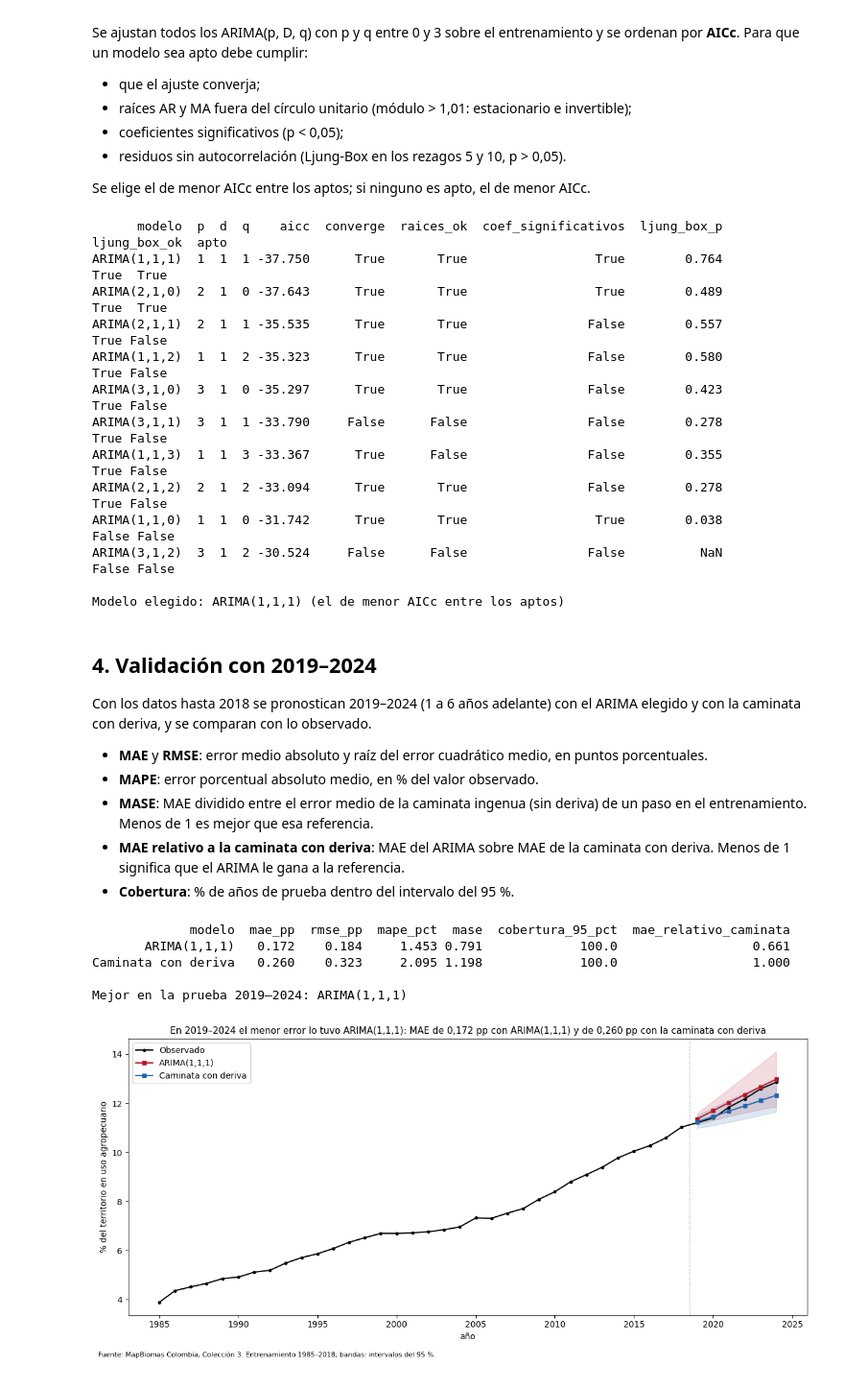
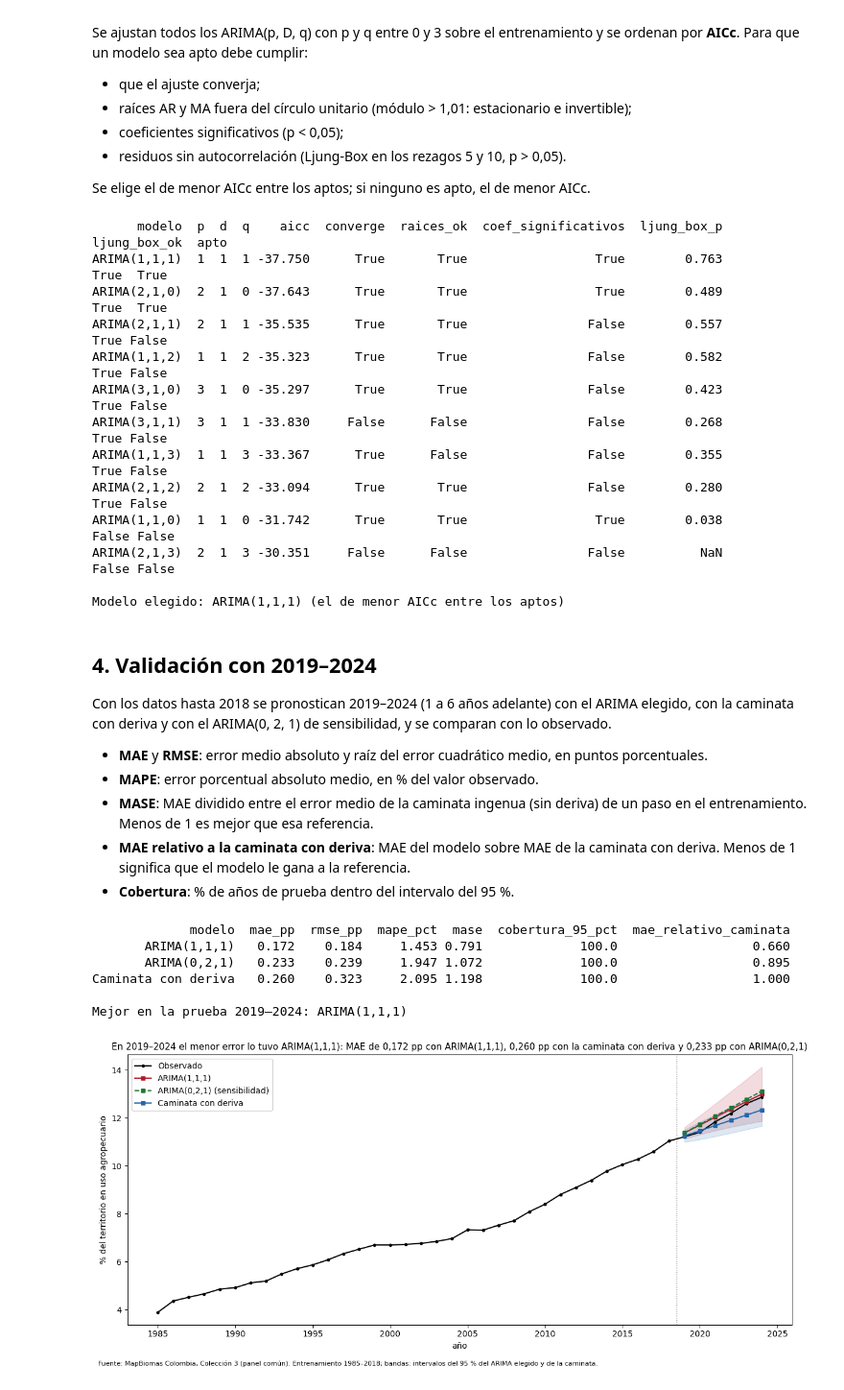
Before and after one commit to DanielFelipeRuizBermudez/Proyecto-ALTILLANURA, a Jupyter notebook: notebooks/30_expansion/32_expansion_arima.ipynb, the cells around one changed output. Shown at 96% size. Drawn from its saved outputs; the diff is of its cells as text; code cells hidden in the pictures.

```diff
--- a/notebooks/30_expansion/32_expansion_arima.ipynb
+++ b/notebooks/30_expansion/32_expansion_arima.ipynb
@@ -85,21 +88,11 @@ El % agropecuario regional de cada año es el área de la "Zona agrícola y gana
 - **Entrenamiento:** 1985–2018 (34 años).
 - **Prueba:** 2019–2024 (6 años), que el modelo no ve al ajustarse.
 # %%
-partes = []
-for ruta in sorted(glob.glob(os.path.join(CRUDOS, '*.csv'))):
-    mb = pd.read_csv(ruta, encoding='utf-8-sig')
-    mb['Level 2'] = mb['Level 2'].fillna('').str.strip()
-    mb = mb[mb['Level 2'] != '']
-    largo = mb.melt(id_vars=['Level 1', 'Level 2'], var_name='anio', value_name='ha')
-    largo['anio'] = largo['anio'].astype(int)
-    largo['ha'] = pd.to_numeric(largo['ha'], errors='coerce').fillna(0.0)
-    largo['mpio_cdpmp'] = re.search(r'(\d{5})_', os.path.basename(ruta)).group(1)
-    partes.append(largo)
-mb = pd.concat(partes, ignore_index=True)
-assert mb['mpio_cdpmp'].nunique() == 7
-
-region = mb.groupby('anio').agg(area_total_ha=('ha', 'sum'))
-region['agro_ha'] = mb[mb['Level 1'] == 'Agricultural and livestock area'].groupby('anio')['ha'].sum()
+traer('datos/comunes/panel_municipio_anio.csv')
+panel = pd.read_csv(os.path.join(COMUNES, 'panel_municipio_anio.csv'), dtype={'mpio_cdpmp': str})
+completos = panel.dropna(subset=['agro_ha', 'area_total_ha']).groupby('anio')['mpio_cdpmp'].nunique()
+anios_completos = completos[completos == 7].index
+region = (panel[panel['anio'].isin(anios_completos)].groupby('anio')[['agro_ha', 'area_total_ha']].sum())
 region['agro_pct'] = region['agro_ha'] / region['area_total_ha'] * 100
 serie = region['agro_pct']
 ANIOS = serie.index.to_numpy()
@@ -258,26 +251,26 @@ print(candidatos.head(10).round(3).to_string(index=False))
 print(f'\nModelo elegido: {NOMBRE} ({razon_modelo})')
 # %% [output]
       modelo  p  d  q    aicc  converge  raices_ok  coef_significativos  ljung_box_p  ljung_box_ok  apto
-ARIMA(1,1,1)  1  1  1 -37.750      True       True                 True        0.764          True  True
+ARIMA(1,1,1)  1  1  1 -37.750      True       True                 True        0.763          True  True
 ARIMA(2,1,0)  2  1  0 -37.643      True       True                 True        0.489          True  True
 ARIMA(2,1,1)  2  1  1 -35.535      True       True                False        0.557          True False
-ARIMA(1,1,2)  1  1  2 -35.323      True       True                False        0.580          True False
+ARIMA(1,1,2)  1  1  2 -35.323      True       True                False        0.582          True False
 ARIMA(3,1,0)  3  1  0 -35.297      True       True                False        0.423          True False
-ARIMA(3,1,1)  3  1  1 -33.790     False      False                False        0.278          True False
+ARIMA(3,1,1)  3  1  1 -33.830     False      False                False        0.268          True False
 ARIMA(1,1,3)  1  1  3 -33.367      True      False                False        0.355          True False
-ARIMA(2,1,2)  2  1  2 -33.094      True       True                False        0.278          True False
+ARIMA(2,1,2)  2  1  2 -33.094      True       True                False        0.280          True False
 ARIMA(1,1,0)  1  1  0 -31.742      True       True                 True        0.038         False False
-ARIMA(3,1,2)  3  1  2 -30.524     False      False                False          NaN         False False
+ARIMA(2,1,3)  2  1  3 -30.351     False      False                False          NaN         False False
 
 Modelo elegido: ARIMA(1,1,1) (el de menor AICc entre los aptos)
 # %% [markdown]
 ## 4. Validación con 2019–2024
-Con los datos hasta 2018 se pronostican 2019–2024 (1 a 6 años adelante) con el ARIMA elegido y con la caminata con deriva, y se comparan con lo observado.
+Con los datos hasta 2018 se pronostican 2019–2024 (1 a 6 años adelante) con el ARIMA elegido, con la caminata con deriva y con el ARIMA(0, 2, 1) de sensibilidad, y se comparan con lo observado.
 
 - **MAE** y **RMSE**: error medio absoluto y raíz del error cuadrático medio, en puntos porcentuales.
 - **MAPE**: error porcentual absoluto medio, en % del valor observado.
 - **MASE**: MAE dividido entre el error medio de la caminata ingenua (sin deriva) de un paso en el entrenamiento. Menos de 1 es mejor que esa referencia.
-- **MAE relativo a la caminata con deriva**: MAE del ARIMA sobre MAE de la caminata con deriva. Menos de 1 significa que el ARIMA le gana a la referencia.
+- **MAE relativo a la caminata con deriva**: MAE del modelo sobre MAE de la caminata con deriva. Menos de 1 significa que el modelo le gana a la referencia.
 - **Cobertura**: % de años de prueba dentro del intervalo del 95 %.
 # %%
 def caminata_con_deriva(y, pasos):
@@ -299,50 +292,62 @@ res_entrena = ajustes[(ORDEN[0], ORDEN[2])]
 escala_mase = np.mean(np.abs(np.diff(y_e)))
 observado = prueba.to_numpy()
 
+ORDENES = {NOMBRE: ORDEN}
+SENSIBILIDAD = 'ARIMA({},{},{})'.format(*ORDEN_SENSIBILIDAD)
+if ORDEN_SENSIBILIDAD != ORDEN:
+    ORDENES[SENSIBILIDAD] = ORDEN_SENSIBILIDAD
+entrenados = {nombre: (res_entrena if orden == ORDEN else ajustar(y_e, orden)) for nombre, orden in ORDENES.items()}
+marcos_prueba = {nombre: pronostico_arima(res, H_PRUEBA) for nombre, res in entrenados.items()}
+marcos_prueba[CAMINATA] = caminata_con_deriva(y_e, H_PRUEBA)
+
 tablas, metricas = [], []
-for nombre, marco in ((NOMBRE, pronostico_arima(res_entrena, H_PRUEBA)), ('Caminata con deriva', caminata_con_deriva(y_e, H_PRUEBA))):
+for nombre, marco in marcos_prueba.items():
     error = marco['mean'].to_numpy() - observado
     dentro = (observado >= marco['mean_ci_lower']) & (observado <= marco['mean_ci_upper'])
     tablas.append(pd.DataFrame({'modelo': nombre, 'anio': prueba.index, 'horizonte': np.arange(1, H_PRUEBA + 1),
                                 'observado_pct': observado, 'pronostico_pct': marco['mean'],
                                 'inferior_95': marco['mean_ci_lower'], 'superior_95': marco['mean_ci_upper'], 'error_pp': error}))
     metricas.append({'modelo': nombre, 'mae_pp': np.mean(np.abs(error)), 'rmse_pp': np.sqrt(np.mean(error ** 2)),
                      'mape_pct': np.mean(np.abs(error) / np.abs(observado)) * 100,
                      'mase': np.mean(np.abs(error)) / escala_mase, 'cobertura_95_pct': dentro.mean() * 100})
 detalle = pd.concat(tablas, ignore_index=True)
 metricas = pd.DataFrame(metricas)
-metricas['mae_relativo_caminata'] = metricas['mae_pp'] / metricas.loc[metricas['modelo'] == 'Caminata con deriva', 'mae_pp'].iloc[0]
+metricas['mae_relativo_caminata'] = metricas['mae_pp'] / metricas.loc[metricas['modelo'] == CAMINATA, 'mae_pp'].iloc[0]
 
 detalle.round(4).to_csv(os.path.join(RESULTADOS, '32_arima_prueba.csv'), index=False)
 metricas.round(4).to_csv(os.path.join(RESULTADOS, '32_arima_validacion.csv'), index=False)
 print(metricas.round(3).to_string(index=False))
 GANA = metricas.loc[metricas['mae_pp'].idxmin(), 'modelo']
 print(f'\nMejor en la prueba 2019–2024: {GANA}')
 
-colores = {NOMBRE: '#b2182b', 'Caminata con deriva': '#2166ac'}
+colores = {NOMBRE: '#b2182b', CAMINATA: '#2166ac', SENSIBILIDAD: '#1b7837'}
+lineas = {NOMBRE: '-', CAMINATA: '-', SENSIBILIDAD: '--'}
 fig, ax = plt.subplots(figsize=(12, 5.5))
 ax.plot(serie.index, serie.values, color='black', marker='o', markersize=3, label='Observado')
 ax.axvline(FIN_ENTRENAMIENTO + 0.5, color='grey', linestyle=':', linewidth=1)
 for nombre, grupo in detalle.groupby('modelo', sort=False):
-    ax.plot(grupo['anio'], grupo['pronostico_pct'], color=colores[nombre], marker='s', markersize=4, label=nombre)
-    ax.fill_between(grupo['anio'], grupo['inferior_95'], grupo['superior_95'], color=colores[nombre], alpha=0.15)
+    etiqueta = f'{nombre} (sensibilidad)' if nombre == SENSIBILIDAD else nombre
+    ax.plot(grupo['anio'], grupo['pronostico_pct'], color=colores[nombre], linestyle=lineas[nombre], marker='s', markersize=4, label=etiqueta)
+    if nombre != SENSIBILIDAD:
+        ax.fill_between(grupo['anio'], grupo['inferior_95'], grupo['superior_95'], color=colores[nombre], alpha=0.15)
 ax.set_ylabel('% del territorio en uso agropecuario')
 ax.set_xlabel('año')
 ax.legend()
-fila_a = metricas[metricas['modelo'] == NOMBRE].iloc[0]
-fila_c = metricas[metricas['modelo'] == 'Caminata con deriva'].iloc[0]
-ax.set_title(f'En 2019–2024 el menor error lo tuvo {GANA}: MAE de {coma(fila_a.mae_pp, 3)} pp con {NOMBRE} '
-             f'y de {coma(fila_c.mae_pp, 3)} pp con la caminata con deriva', fontsize=11)
-fig.text(0.01, -0.02, 'Fuente: MapBiomas Colombia, Colección 3. Entrenamiento 1985–2018; bandas: intervalos del 95 %.', fontsize=8)
+mae = metricas.set_index('modelo')['mae_pp']
+ax.set_title(f'En 2019–2024 el menor error lo tuvo {GANA}: MAE de {coma(mae[NOMBRE], 3)} pp con {NOMBRE}, '
+             f'{coma(mae[CAMINATA], 3)} pp con la caminata con deriva'
+             + (f' y {coma(mae[SENSIBILIDAD], 3)} pp con {SENSIBILIDAD}' if SENSIBILIDAD in mae.index else ''), fontsize=11)
+fig.text(0.01, -0.02, 'Fuente: MapBiomas Colombia, Colección 3 (panel común). Entrenamiento 1985–2018; bandas: intervalos del 95 % del ARIMA elegido y de la caminata.', fontsize=8)
 plt.tight_layout()
 plt.savefig(os.path.join(GRAFICAS, '32_validacion.png'), dpi=150, bbox_inches='tight')
 plt.show()
 # %% [output]
              modelo  mae_pp  rmse_pp  mape_pct  mase  cobertura_95_pct  mae_relativo_caminata
-       ARIMA(1,1,1)   0.172    0.184     1.453 0.791             100.0                  0.661
+       ARIMA(1,1,1)   0.172    0.184     1.453 0.791             100.0                  0.660
+       ARIMA(0,2,1)   0.233    0.239     1.947 1.072             100.0                  0.895
 Caminata con deriva   0.260    0.323     2.095 1.198             100.0                  1.000
 
 Mejor en la prueba 2019–2024: ARIMA(1,1,1)
-[figure, old version]
+[figure, new version]
 # %% [markdown]
 ## 5. Predicción a 2030
```
Also changed, not shown: parts of 9 cells of this notebook, 19 other files.
